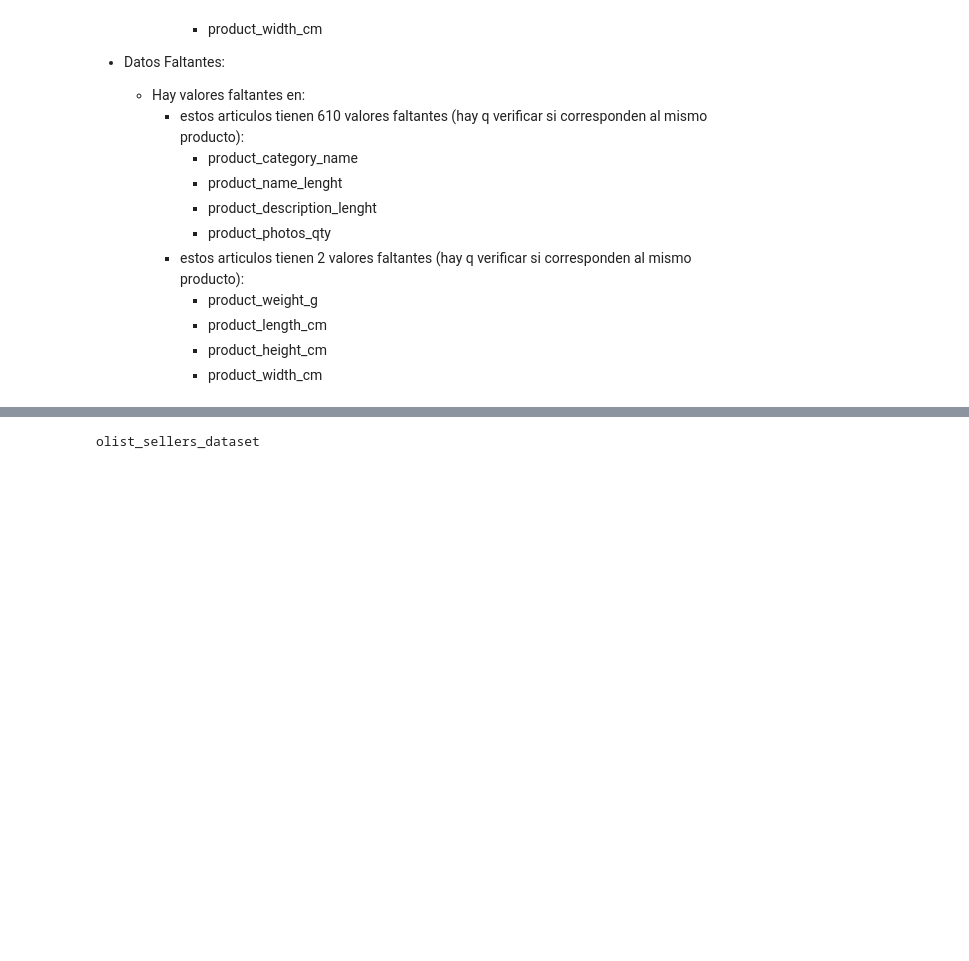
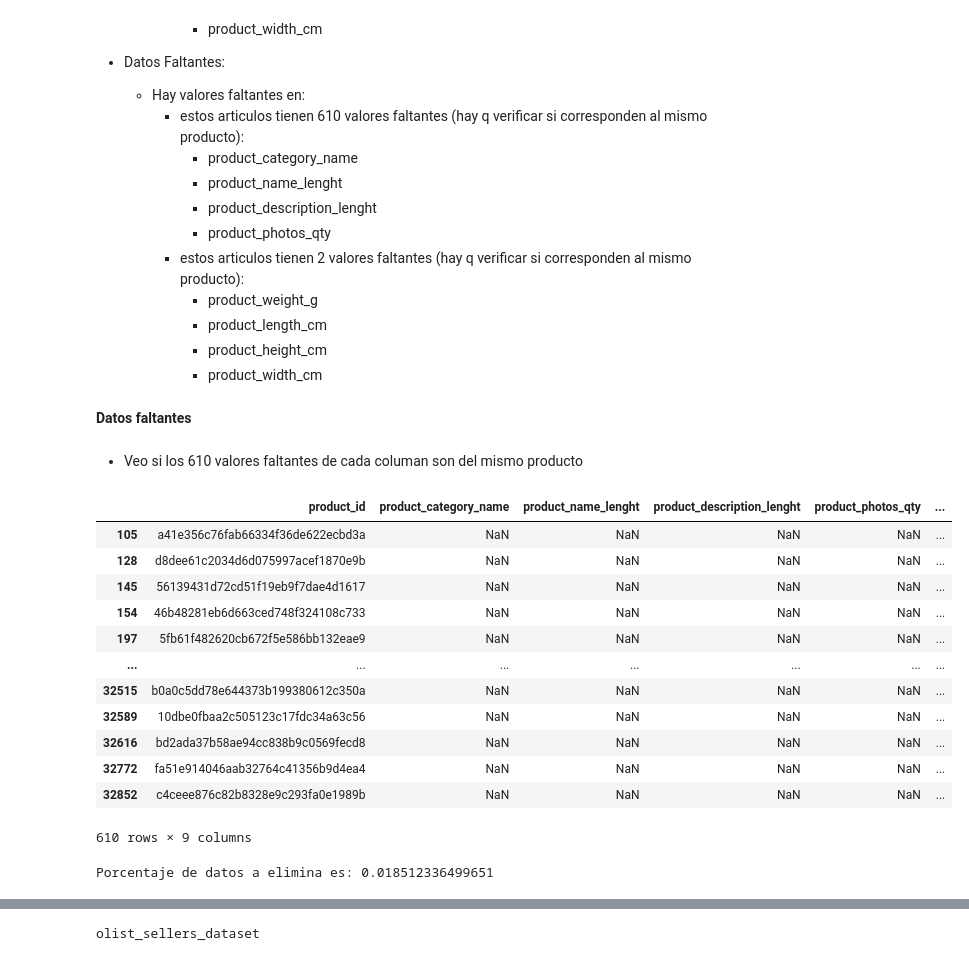
Before and after one commit to Heizhem/PF_DS, a Jupyter notebook: eda.ipynb, the cells around one changed output, grey strips where cells are left out. Saved outputs shown, nothing was run; the diff lists cells and outputs as text; code cells hidden in the pictures; blank space fills up the shorter version.

```diff
--- a/eda.ipynb
+++ b/eda.ipynb
@@ -588,3 +685,27 @@ array([ 225., 1000.,  154., ..., 1206.,  934., 1920.])
             - product_length_cm
             - product_height_cm
             - product_width_cm
+# %% [markdown]
+<b>Datos faltantes
+# %% [markdown]
+* Veo si los 610 valores faltantes de cada columan son del mismo producto
+# %%
+dfs[8][(dfs[8]['product_category_name'].isnull()) & (dfs[8]['product_name_lenght'].isnull()) & (dfs[8]['product_description_lenght'].isnull()) & (dfs[8]['product_photos_qty'].isnull())]
+# %% [output]
+|  | product_id | product_category_name | product_name_lenght | product_description_lenght | product_photos_qty | ... |
+| 105 | a41e356c76fab66334f36de622ecbd3a | NaN | NaN | NaN | NaN | ... |
+| 128 | d8dee61c2034d6d075997acef1870e9b | NaN | NaN | NaN | NaN | ... |
+| 145 | 56139431d72cd51f19eb9f7dae4d1617 | NaN | NaN | NaN | NaN | ... |
+| 154 | 46b48281eb6d663ced748f324108c733 | NaN | NaN | NaN | NaN | ... |
+| 197 | 5fb61f482620cb672f5e586bb132eae9 | NaN | NaN | NaN | NaN | ... |
+| ... | ... | ... | ... | ... | ... | ... |
+| 32515 | b0a0c5dd78e644373b199380612c350a | NaN | NaN | NaN | NaN | ... |
+| 32589 | 10dbe0fbaa2c505123c17fdc34a63c56 | NaN | NaN | NaN | NaN | ... |
+| 32616 | bd2ada37b58ae94cc838b9c0569fecd8 | NaN | NaN | NaN | NaN | ... |
+| 32772 | fa51e914046aab32764c41356b9d4ea4 | NaN | NaN | NaN | NaN | ... |
+| 32852 | c4ceee876c82b8328e9c293fa0e1989b | NaN | NaN | NaN | NaN | ... |
+610 rows × 9 columns
+# %%
+print('Porcentaje de datos a elimina es:',610/32951)
+# %% [output]
+Porcentaje de datos a elimina es: 0.018512336499651
```
Also changed, not shown: parts of 31 cells of this notebook.
